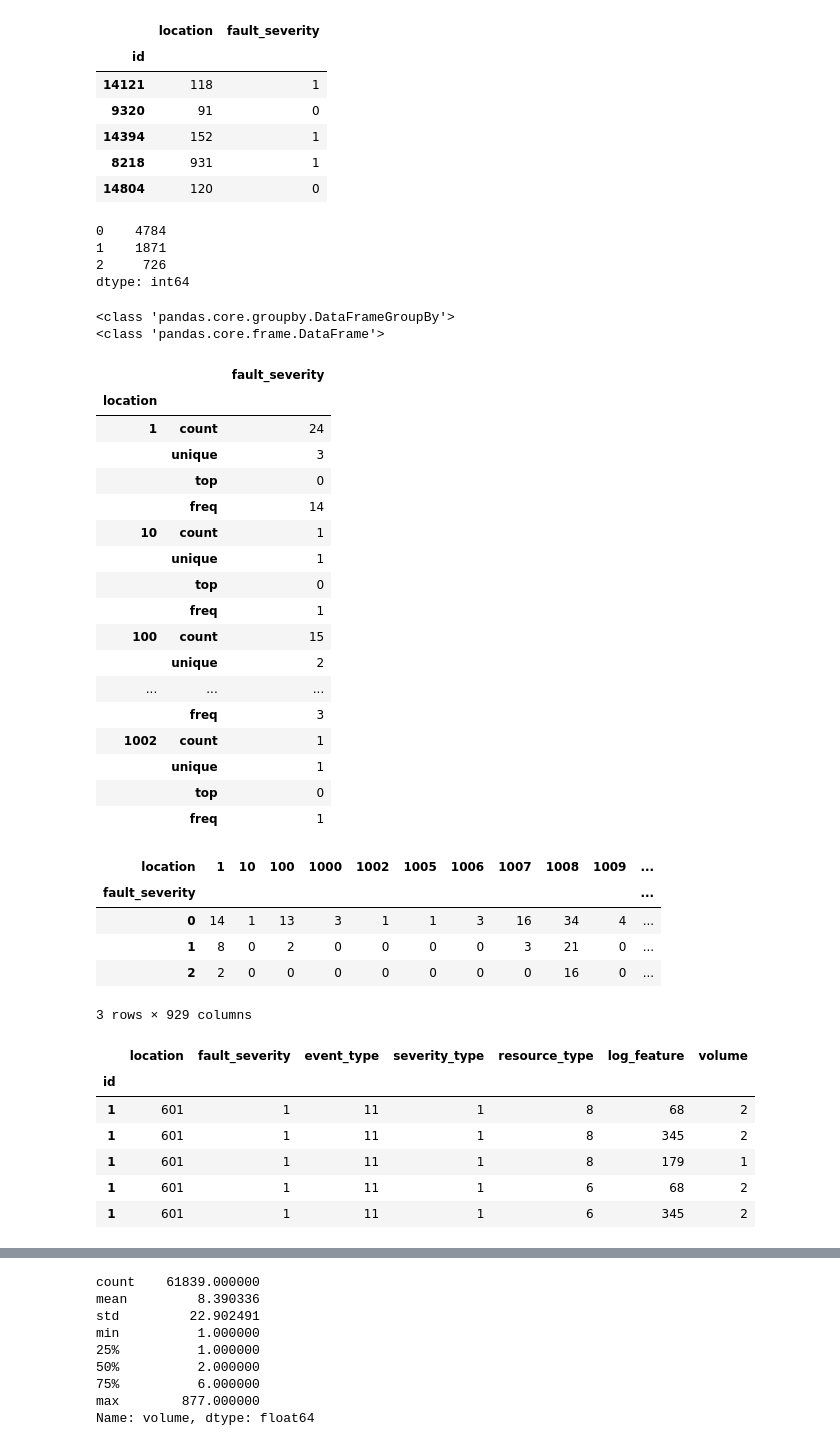
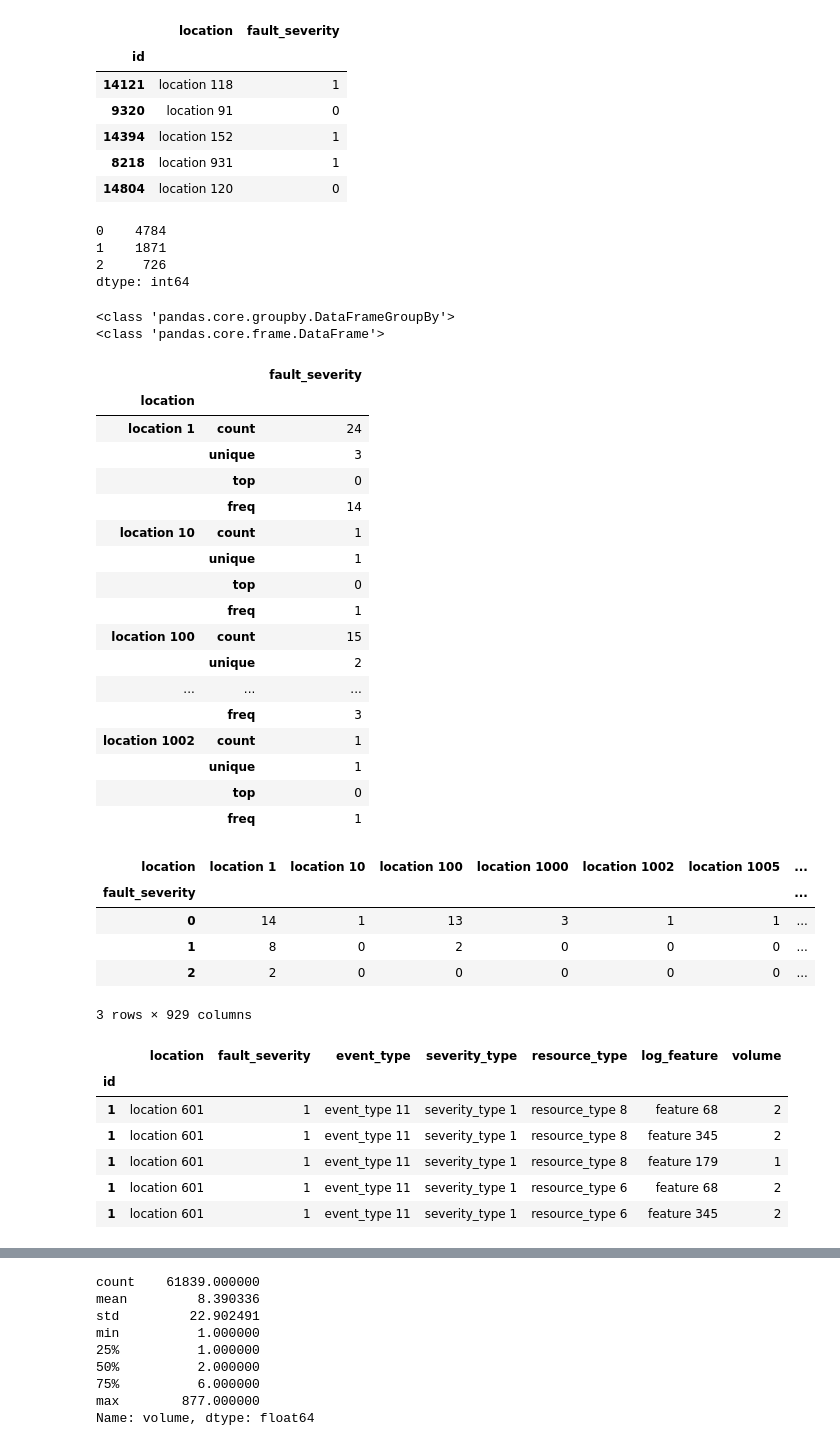
Before and after one commit to nikogamulin/kaggle-telstra-network-disruptions, a Jupyter notebook: data_explorer.ipynb, the cells around one changed output, grey strips where cells are left out. Drawn from its saved outputs; the diff is of its cells as text; code cells hidden in the pictures.

```diff
--- a/data_explorer.ipynb
+++ b/data_explorer.ipynb
@@ -1,12 +1,16 @@
 # %%
 %matplotlib inline
 import numpy as np
+import matplotlib
 import matplotlib.pyplot as plt
 import pandas as pd
 
+from sklearn.cross_validation import train_test_split
+from sklearn.manifold import TSNE
+
 trainingSet = pd.read_csv('./data/train.csv', index_col=0)
 #remove redundant string 'location' from location entries
-trainingSet['location'] = [l.replace('location ', '') for l in trainingSet['location']]
+#trainingSet['location'] = [l.replace('location ', '') for l in trainingSet['location']]
 trainingSet['location'] = trainingSet['location'].astype('category')
 trainingSet['fault_severity'] = trainingSet['fault_severity'].astype('category')
 trainingSet.describe()
@@ -21,11 +25,11 @@ trainingSet.head(5)
 # %% [output]
 |  | location | fault_severity |
 | id |  |  |
-| 14121 | 118 | 1 |
-| 9320 | 91 | 0 |
-| 14394 | 152 | 1 |
-| 8218 | 931 | 1 |
-| 14804 | 120 | 0 |
+| 14121 | location 118 | 1 |
+| 9320 | location 91 | 0 |
+| 14394 | location 152 | 1 |
+| 8218 | location 931 | 1 |
+| 14804 | location 120 | 0 |
 # %%
 #count the occurences of different events
 trainingSet['fault_severity'].value_counts()
@@ -46,56 +50,56 @@ dfrd.head(20)
 <class 'pandas.core.frame.DataFrame'>
 |  |  | fault_severity |
 | location |  |  |
-| 1 | count | 24 |
+| location 1 | count | 24 |
 |  | unique | 3 |
 |  | top | 0 |
 |  | freq | 14 |
-| 10 | count | 1 |
+| location 10 | count | 1 |
 |  | unique | 1 |
 |  | top | 0 |
 |  | freq | 1 |
-| 100 | count | 15 |
+| location 100 | count | 15 |
 |  | unique | 2 |
 | ... | ... | ... |
 |  | freq | 3 |
-| 1002 | count | 1 |
+| location 1002 | count | 1 |
 |  | unique | 1 |
 |  | top | 0 |
 |  | freq | 1 |
 # %%
 pd.crosstab(trainingSet.fault_severity, trainingSet.location)
 # %% [output]
-| location | 1 | 10 | 100 | 1000 | 1002 | 1005 | 1006 | 1007 | 1008 | 1009 | ... |
-| fault_severity |  |  |  |  |  |  |  |  |  |  | ... |
-| 0 | 14 | 1 | 13 | 3 | 1 | 1 | 3 | 16 | 34 | 4 | ... |
-| 1 | 8 | 0 | 2 | 0 | 0 | 0 | 0 | 3 | 21 | 0 | ... |
-| 2 | 2 | 0 | 0 | 0 | 0 | 0 | 0 | 0 | 16 | 0 | ... |
+| location | location 1 | location 10 | location 100 | location 1000 | location 1002 | location 1005 | ... |
+| fault_severity |  |  |  |  |  |  | ... |
+| 0 | 14 | 1 | 13 | 3 | 1 | 1 | ... |
+| 1 | 8 | 0 | 2 | 0 | 0 | 0 | ... |
+| 2 | 2 | 0 | 0 | 0 | 0 | 0 | ... |
 3 rows × 929 columns
 # %%
 #read all the data and remove redundant strings
 eventType = pd.read_csv('./data/event_type.csv', index_col=0)
-eventType['event_type'] = [l.replace('event_type ', '') for l in eventType['event_type']]
+#eventType['event_type'] = [l.replace('event_type ', '') for l in eventType['event_type']]
 severityType = pd.read_csv('./data/severity_type.csv', index_col=0)
-severityType['severity_type'] = [l.replace('severity_type ', '') for l in severityType['severity_type']]
+#severityType['severity_type'] = [l.replace('severity_type ', '') for l in severityType['severity_type']]
 logFeature = pd.read_csv('./data/log_feature.csv', index_col=0)
-logFeature['log_feature'] = [l.replace('feature ', '') for l in logFeature['log_feature']]
+#logFeature['log_feature'] = [l.replace('feature ', '') for l in logFeature['log_feature']]
 resourceType = pd.read_csv('./data/resource_type.csv', index_col=0)
-resourceType['resource_type'] = [l.replace('resource_type ', '') for l in resourceType['resource_type']]
+#resourceType['resource_type'] = [l.replace('resource_type ', '') for l in resourceType['resource_type']]
 #merge all tables
 result = trainingSet.join(eventType).join(severityType).join(resourceType).join(logFeature)
 #set appropriate data types for columns
 categoryColumns = ['location', 'fault_severity', 'event_type', 'severity_type', 'resource_type', 'log_feature']
 for column in categoryColumns:
     result[column] = result[column].astype('category')
 result.head()
 # %% [output]
 |  | location | fault_severity | event_type | severity_type | resource_type | log_feature | volume |
 | id |  |  |  |  |  |  |  |
-| 1 | 601 | 1 | 11 | 1 | 8 | 68 | 2 |
-| 1 | 601 | 1 | 11 | 1 | 8 | 345 | 2 |
-| 1 | 601 | 1 | 11 | 1 | 8 | 179 | 1 |
-| 1 | 601 | 1 | 11 | 1 | 6 | 68 | 2 |
-| 1 | 601 | 1 | 11 | 1 | 6 | 345 | 2 |
+| 1 | location 601 | 1 | event_type 11 | severity_type 1 | resource_type 8 | feature 68 | 2 |
+| 1 | location 601 | 1 | event_type 11 | severity_type 1 | resource_type 8 | feature 345 | 2 |
+| 1 | location 601 | 1 | event_type 11 | severity_type 1 | resource_type 8 | feature 179 | 1 |
+| 1 | location 601 | 1 | event_type 11 | severity_type 1 | resource_type 6 | feature 68 | 2 |
+| 1 | location 601 | 1 | event_type 11 | severity_type 1 | resource_type 6 | feature 345 | 2 |
 # %%
 result[categoryColumns].describe()
 # %% [output]
```
Also changed, not shown: parts of 8 cells of this notebook.
